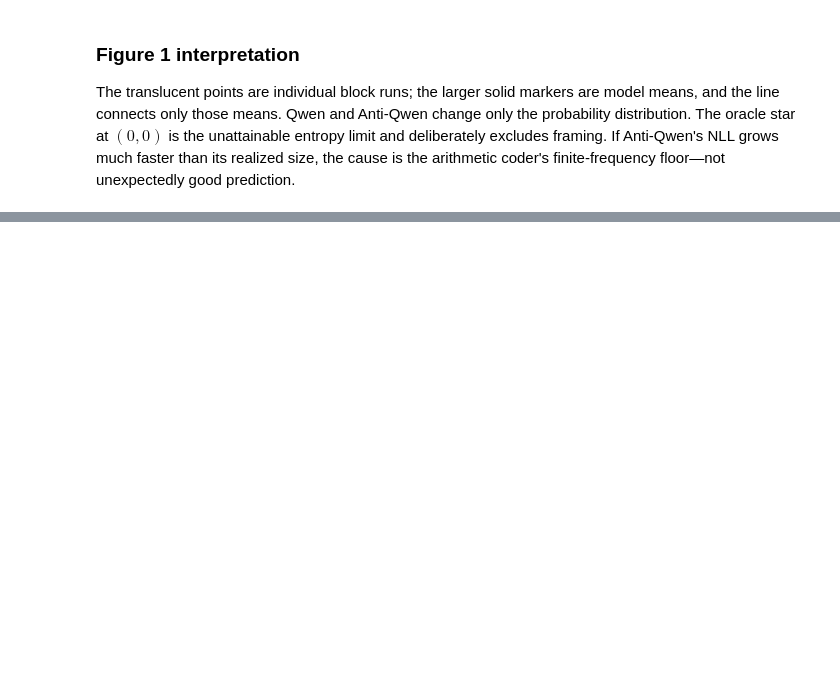
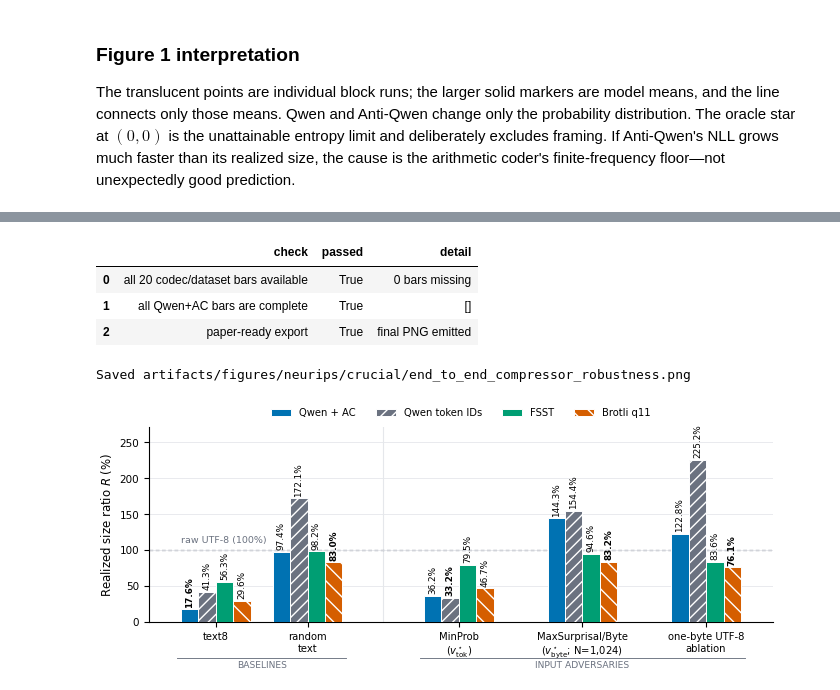
Before and after one commit to utndatasystems/compression-economics, a Jupyter notebook: evaluation/notebooks/neurips/crucial_figures.ipynb, the cells around one changed output, grey strips where cells are left out. Drawn from its saved outputs; the diff is of its cells as text; code cells hidden in the pictures; blank space fills up the shorter version.

Commit message:
Finalize NeurIPS robustness analysis

```diff
--- a/evaluation/notebooks/neurips/crucial_figures.ipynb
+++ b/evaluation/notebooks/neurips/crucial_figures.ipynb
@@ -357,63 +417,55 @@ display(bar_audit.sort_values(['dataset', 'codec'])[[
 expected = pd.MultiIndex.from_product([
     DATASET_ORDER, ['Qwen + AC', 'Qwen token IDs', 'FSST', 'Brotli q11']
 ], names=['dataset', 'codec'])
-plottable = validate_bar_results(bar_audit, DATASET_ORDER)
+plottable = validate_bar_results(
+    bar_audit, DATASET_ORDER, include_preliminary=True
+)
 observed = pd.MultiIndex.from_frame(plottable[['dataset', 'codec']])
 missing_pairs = expected.difference(observed)
-preliminary_pairs = pd.MultiIndex.from_frame(
+payload_only_pairs = pd.MultiIndex.from_frame(
     plottable.loc[
-        plottable['status'] == 'preliminary', ['dataset', 'codec']
+        plottable['status'] == 'payload-only', ['dataset', 'codec']
     ]
 )
-raw_sizes = pd.Series({
-    name: len(item['data']) for name, item in datasets.items()
-})
-comparable_sizes = (
-    len(raw_sizes) == len(DATASET_ORDER)
-    and raw_sizes.max() / raw_sizes.min() <= 1.10
-)
-paper_ready = (
-    len(missing_pairs) == 0
-    and len(preliminary_pairs) == 0
-    and comparable_sizes
-)
+paper_ready = len(missing_pairs) == 0
 readiness = pd.DataFrame({
     'check': [
         f'all {4 * len(DATASET_ORDER)} codec/dataset bars available',
-        'all bars use complete verified streams',
-        'raw byte sizes within 10%',
+        'all Qwen+AC bars are complete',
         'paper-ready export',
     ],
     'passed': [
         len(missing_pairs) == 0,
-        len(preliminary_pairs) == 0,
-        comparable_sizes,
+        len(payload_only_pairs) == 0,
         paper_ready,
     ],
     'detail': [
         f'{len(missing_pairs)} bars missing',
-        f'{len(preliminary_pairs)} payload-only bars',
-        raw_sizes.to_dict(),
+        payload_only_pairs.tolist(),
         'final PNG emitted' if paper_ready else 'final PNG is gated',
     ],
 })
 display(readiness)
 if len(missing_pairs):
     display(pd.DataFrame(
         missing_pairs.tolist(), columns=['missing_dataset', 'missing_codec']
     ))
-if len(preliminary_pairs):
-    display(pd.DataFrame(
-        preliminary_pairs.tolist(),
-        columns=['preliminary_dataset', 'preliminary_codec'],
-    ))
 
-fig, ax = plot_compressor_bars(bar_audit, PLOT_DATASET_ORDER)
+fig, ax = plot_compressor_bars(
+    bar_audit, PLOT_DATASET_ORDER, include_preliminary=True
+)
 if paper_ready:
     save_figure(fig, 'end_to_end_compressor_robustness')
 else:
     save_figure(fig, 'end_to_end_compressor_robustness_preview')
 plt.show()
+# %% [output]
+|  | check | passed | detail |
+| 0 | all 20 codec/dataset bars available | True | 0 bars missing |
+| 1 | all Qwen+AC bars are complete | True | [] |
+| 2 | paper-ready export | True | final PNG emitted |
+Saved artifacts/figures/neurips/crucial/end_to_end_compressor_robustness.png
+[figure, added]
 # %% [markdown]
 ## Preliminary paper-evaluation sweep
 
```
Also changed, not shown: parts of 6 cells of this notebook, 20 other files.
